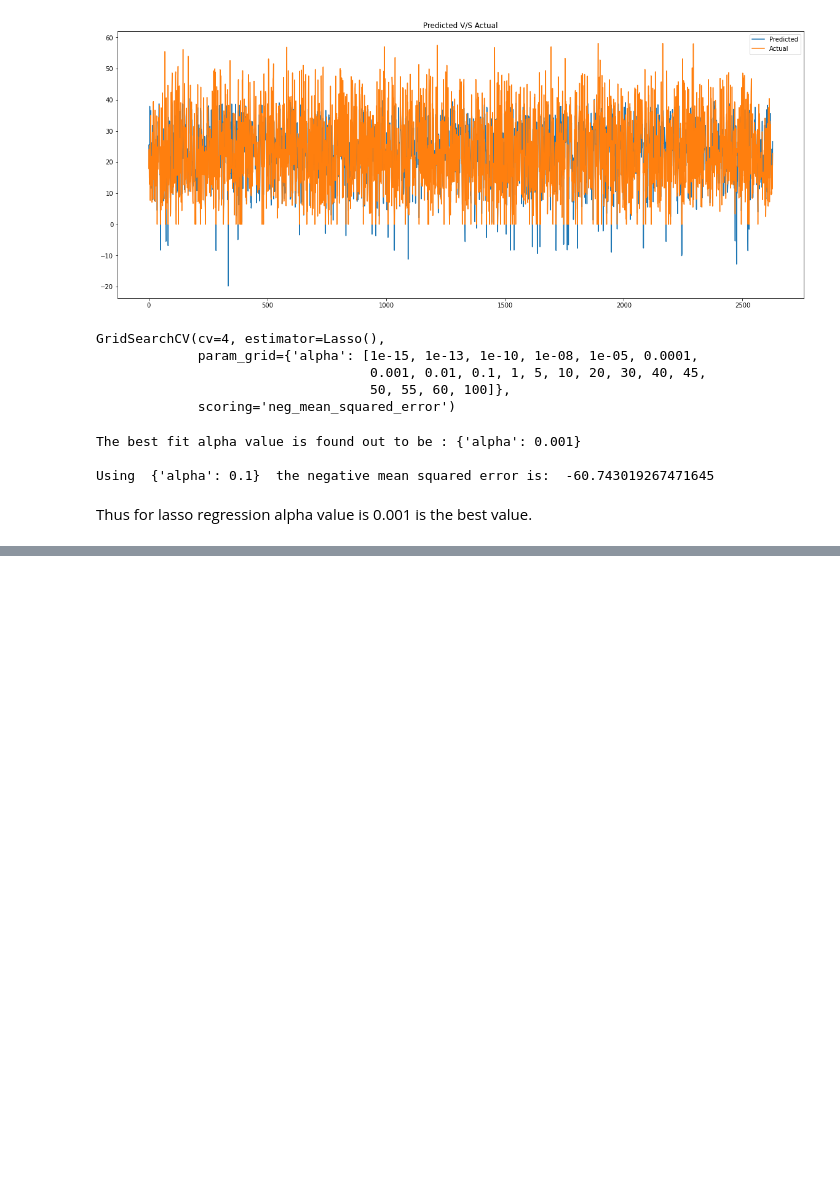
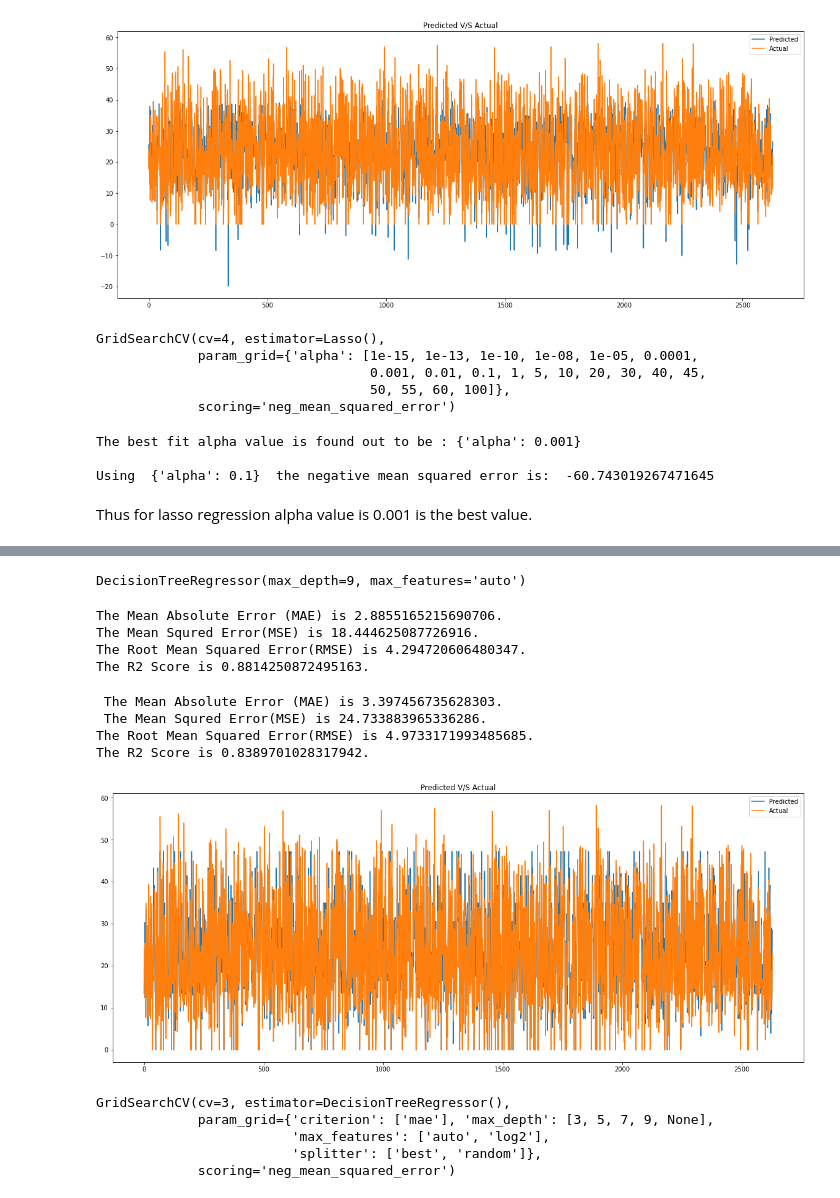
Before and after one commit to SujitbMusale/Supervised-ML-Regression--Seoul-Bike-Sharing-Demand-Prediction, a Jupyter notebook: Copy_of_Bike_Sharing_Demand_Prediction_Capstone_Project.ipynb, the cells around one changed output, grey strips where cells are left out. Cells and saved outputs as stored; diff of their text form; code cells hidden in the pictures; blank space fills up the shorter version.

Commit message:
Decission Tree regressor Done

```diff
--- a/Copy_of_Bike_Sharing_Demand_Prediction_Capstone_Project.ipynb
+++ b/Copy_of_Bike_Sharing_Demand_Prediction_Capstone_Project.ipynb
@@ -797,0 +803,68 @@ Thus for lasso regression alpha value is 0.001 is the best value.
+# %%
+DT=DecisionTreeRegressor(max_depth=9,splitter='best',max_features='auto')
+#fit Xtrain yTrain
+DT.fit(X_train,y_train)
+# %% [output]
+DecisionTreeRegressor(max_depth=9, max_features='auto')
+# %%
+# Y peredictions on train data
+y_pred_train=DT.predict(X_train)
+
+# y predictions on test data
+y_pred=DT.predict(X_test)
+# %%
+# Evaluation of training data set
+
+#Calculate Mean Absolute Error.
+MAE= mean_absolute_error(y_train,y_pred_train)
+print(f"The Mean Absolute Error (MAE) is {MAE}.")
+
+#Calculate  Mean Squared Error
+MSE=mean_squared_error(y_train,y_pred_train)
+print(f"The Mean Squred Error(MSE) is {MSE}.")
+
+#Calculate Root Mean Squared Error
+RMSE=np.sqrt(MSE)
+print(f"The Root Mean Squared Error(RMSE) is {RMSE}.")
+
+#Calculate R2 Score
+R2=r2_score(y_train,y_pred_train)
+print(f"The R2 Score is {R2}.")
+# %% [output]
+The Mean Absolute Error (MAE) is 2.8855165215690706.
+The Mean Squred Error(MSE) is 18.444625087726916.
+The Root Mean Squared Error(RMSE) is 4.294720606480347.
+The R2 Score is 0.8814250872495163.
+# %%
+# Evaluation of Test data set
+
+#Calculate Mean Absolute Error.
+MAE= mean_absolute_error(y_test,y_pred)
+print(f" The Mean Absolute Error (MAE) is {MAE}.")
+
+#Calculate  Mean Squared Error
+MSE=mean_squared_error(y_test,y_pred)
+print(f" The Mean Squred Error(MSE) is {MSE}.")
+
+#Calculate Root Mean Squared Error
+RMSE=np.sqrt(MSE)
+print(f"The Root Mean Squared Error(RMSE) is {RMSE}.")
+
+#Calculate R2 Score
+R2=r2_score(y_test,y_pred)
+print(f"The R2 Score is {R2}.")
+# %% [output]
+ The Mean Absolute Error (MAE) is 3.397456735628303.
+ The Mean Squred Error(MSE) is 24.733883965336286.
+The Root Mean Squared Error(RMSE) is 4.9733171993485685.
+The R2 Score is 0.8389701028317942.
+# %%
+# plot to check the  predicted y values and actual y values
+plt.figure(figsize=(20,8))
+plt.plot(y_pred)
+plt.plot(np.array(y_test))
+plt.legend(["Predicted","Actual"],)
+plt.title("Predicted V/S Actual")
+plt.show()
+# %% [output]
+[figure, added]
@@ -797,0 +878,9 @@ Thus for lasso regression alpha value is 0.001 is the best value.
+# %%
+DTM=GridSearchCV(tree,param_grid=parameters,scoring='neg_mean_squared_error',cv=3,verbose=0)
+DTM.fit(X_train,y_train)
+# %% [output]
+GridSearchCV(cv=3, estimator=DecisionTreeRegressor(),
+             param_grid={'criterion': ['mae'], 'max_depth': [3, 5, 7, 9, None],
+                         'max_features': ['auto', 'log2'],
+                         'splitter': ['best', 'random']},
+             scoring='neg_mean_squared_error')
```
Also changed, not shown: parts of 5 cells of this notebook.
